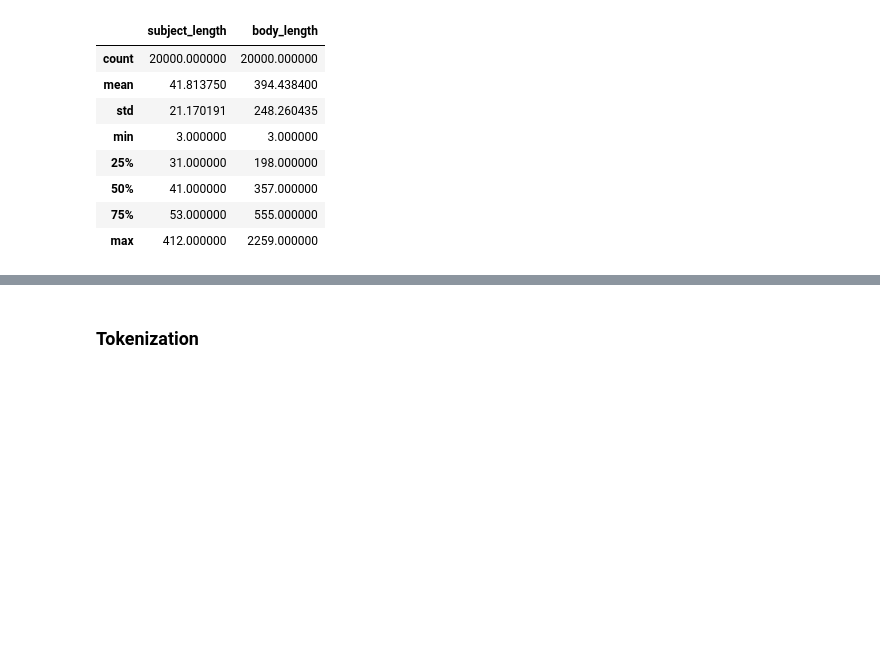
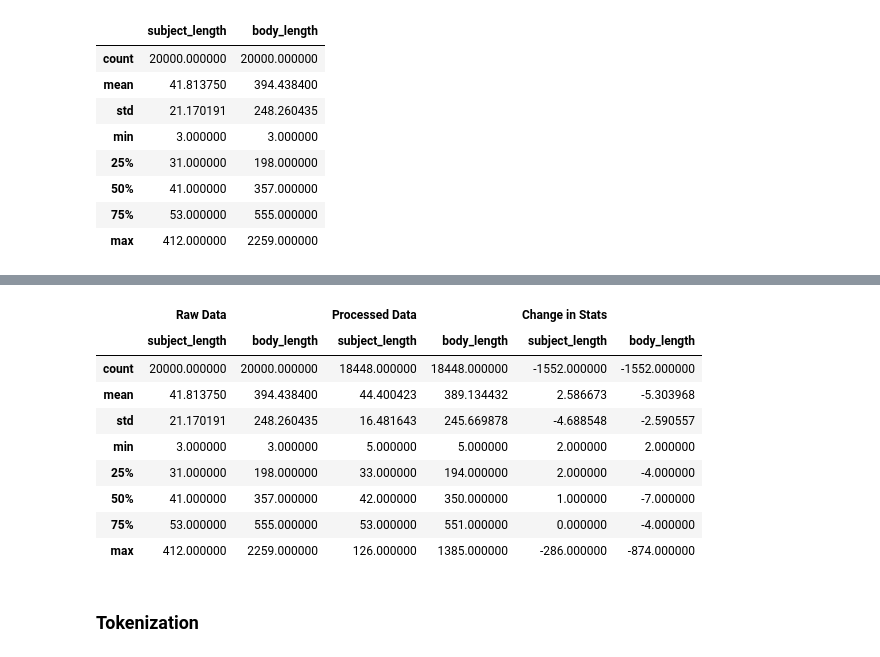
Before and after one commit to Sorrel-Alvason/cs-ticket-categorizer, a Jupyter notebook: notebooks/01_data_preprocessing.ipynb, the cells around one changed output, grey strips where cells are left out. Saved outputs shown, nothing was run; the diff lists cells and outputs as text; code cells hidden in the pictures; blank space fills up the shorter version.

```diff
--- a/notebooks/01_data_preprocessing.ipynb
+++ b/notebooks/01_data_preprocessing.ipynb
@@ -112,3 +220,29 @@ df[['subject_length', 'body_length']].describe()
+# %%
+from IPython.display import display
+
+# compute statistics
+raw_stats = df[["subject_length", "body_length"]].describe()
+processed_stats = df_processing[["subject_length", "body_length"]].describe()
+
+#compute the difference (delta) between raw and processed stats
+delta_stats = processed_stats - raw_stats
+
+# Concatenate side by side
+comparison_stats = pd.concat([raw_stats, processed_stats, delta_stats], axis=1, keys=["Raw Data", "Processed Data", "Change in Stats"])
+
+# Display side-by-side tables
+display(comparison_stats)
+# %% [output]
+|  | Raw Data |  | Processed Data |  | Change in Stats |  |
+|  | subject_length | body_length | subject_length | body_length | subject_length | body_length |
+| count | 20000.000000 | 20000.000000 | 18448.000000 | 18448.000000 | -1552.000000 | -1552.000000 |
+| mean | 41.813750 | 394.438400 | 44.400423 | 389.134432 | 2.586673 | -5.303968 |
+| std | 21.170191 | 248.260435 | 16.481643 | 245.669878 | -4.688548 | -2.590557 |
+| min | 3.000000 | 3.000000 | 5.000000 | 5.000000 | 2.000000 | 2.000000 |
+| 25% | 31.000000 | 198.000000 | 33.000000 | 194.000000 | 2.000000 | -4.000000 |
+| 50% | 41.000000 | 357.000000 | 42.000000 | 350.000000 | 1.000000 | -7.000000 |
+| 75% | 53.000000 | 555.000000 | 53.000000 | 551.000000 | 0.000000 | -4.000000 |
+| max | 412.000000 | 2259.000000 | 126.000000 | 1385.000000 | -286.000000 | -874.000000 |
 # %% [markdown]
 ### Tokenization
 # %% [markdown]
```
Also changed, not shown: parts of 26 cells of this notebook.
